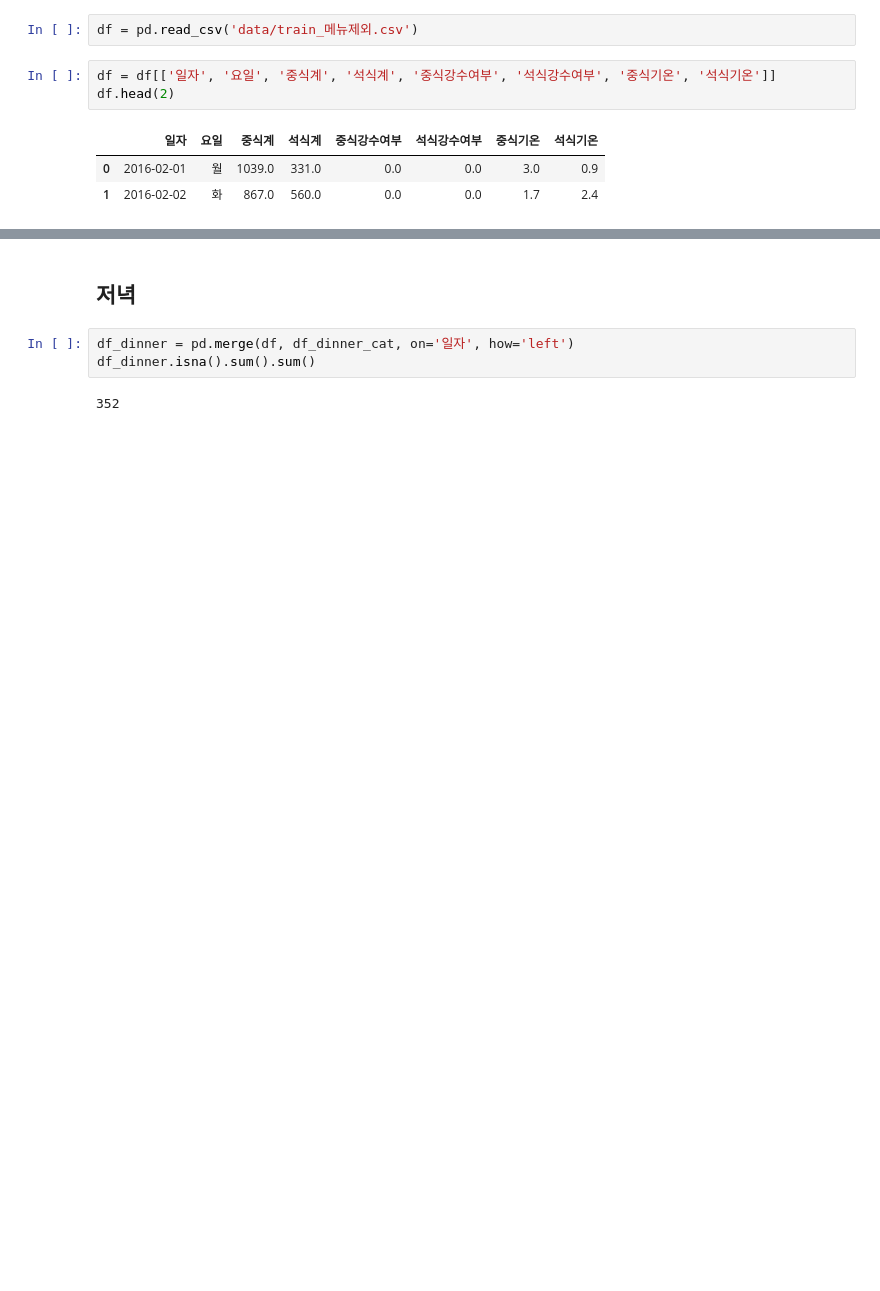
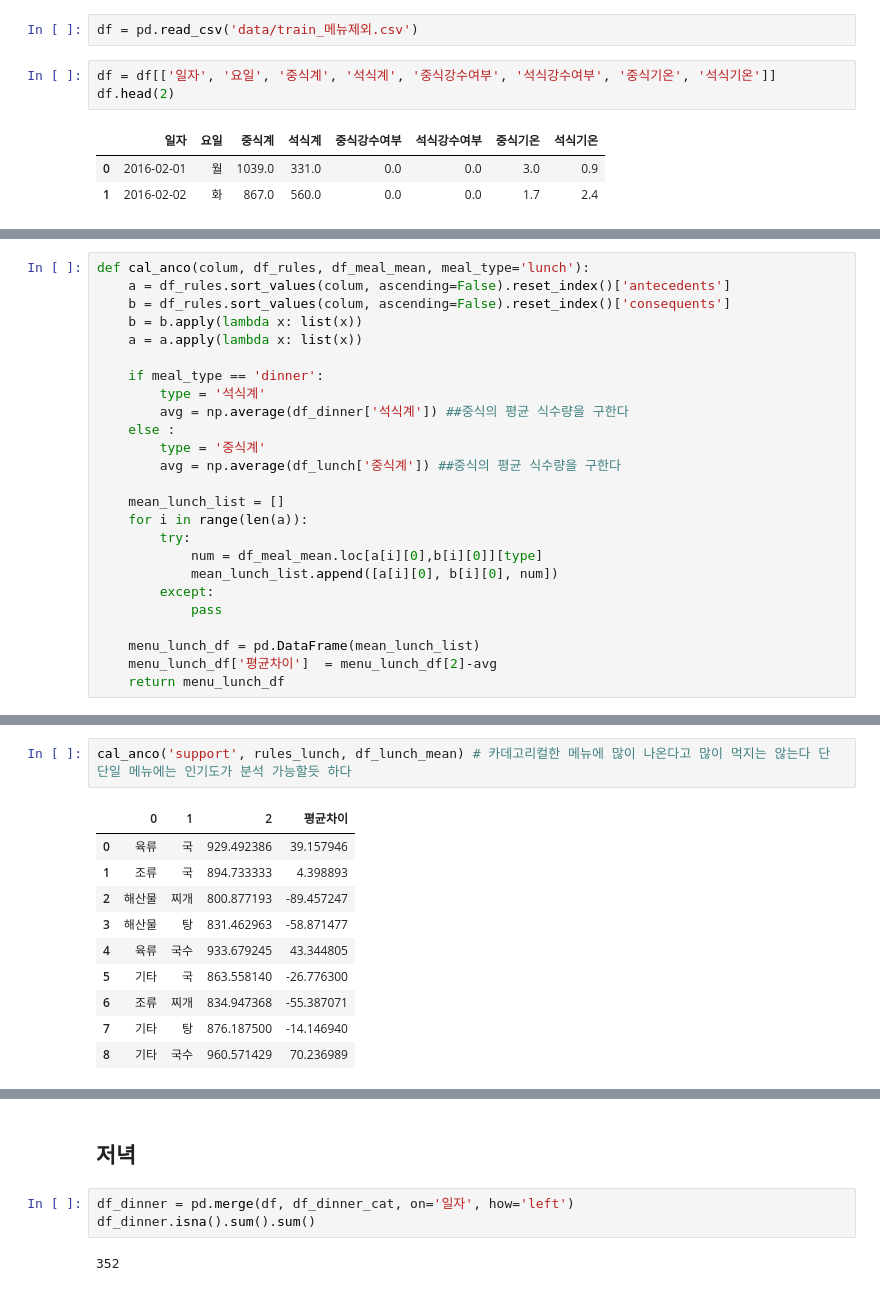
Before and after one commit to rhyou10/BigData-MachineLearning-2021, a Jupyter notebook: 프로젝트01/연관도분석_카데고리.ipynb, the cells around one changed output, grey strips where cells are left out. Saved outputs shown, nothing was run; the diff lists cells and outputs as text; blank space fills up the shorter version.

```diff
--- a/프로젝트01/연관도분석_카데고리.ipynb
+++ b/프로젝트01/연관도분석_카데고리.ipynb
@@ -225,0 +162,25 @@ df_lunch_mean.index.to_numpy()[0][:2]
+# %%
+def cal_anco(colum, df_rules, df_meal_mean, meal_type='lunch'):
+    a = df_rules.sort_values(colum, ascending=False).reset_index()['antecedents']
+    b = df_rules.sort_values(colum, ascending=False).reset_index()['consequents']
+    b = b.apply(lambda x: list(x))
+    a = a.apply(lambda x: list(x))
+
+    if meal_type == 'dinner':
+        type = '석식계'
+        avg = np.average(df_dinner['석식계']) ##중식의 평균 식수량을 구한다
+    else :
+        type = '중식계'
+        avg = np.average(df_lunch['중식계']) ##중식의 평균 식수량을 구한다
+
+    mean_lunch_list = []
+    for i in range(len(a)):
+        try:
+            num = df_meal_mean.loc[a[i][0],b[i][0]][type]
+            mean_lunch_list.append([a[i][0], b[i][0], num])
+        except:
+            pass
+
+    menu_lunch_df = pd.DataFrame(mean_lunch_list)
+    menu_lunch_df['평균차이']  = menu_lunch_df[2]-avg
+    return menu_lunch_df
@@ -225,0 +243,13 @@ df_lunch_mean.index.to_numpy()[0][:2]
+# %%
+cal_anco('support', rules_lunch, df_lunch_mean) # 카데고리컬한 메뉴에 많이 나온다고 많이 먹지는 않는다 단 단일 메뉴에는 인기도가 분석 가능할듯 하다
+# %% [output]
+|  | 0 | 1 | 2 | 평균차이 |
+| 0 | 육류 | 국 | 929.492386 | 39.157946 |
+| 1 | 조류 | 국 | 894.733333 | 4.398893 |
+| 2 | 해산물 | 찌개 | 800.877193 | -89.457247 |
+| 3 | 해산물 | 탕 | 831.462963 | -58.871477 |
+| 4 | 육류 | 국수 | 933.679245 | 43.344805 |
+| 5 | 기타 | 국 | 863.558140 | -26.776300 |
+| 6 | 조류 | 찌개 | 834.947368 | -55.387071 |
+| 7 | 기타 | 탕 | 876.187500 | -14.146940 |
+| 8 | 기타 | 국수 | 960.571429 | 70.236989 |
```
Also changed, not shown: parts of 37 cells of this notebook, 39 other files.
